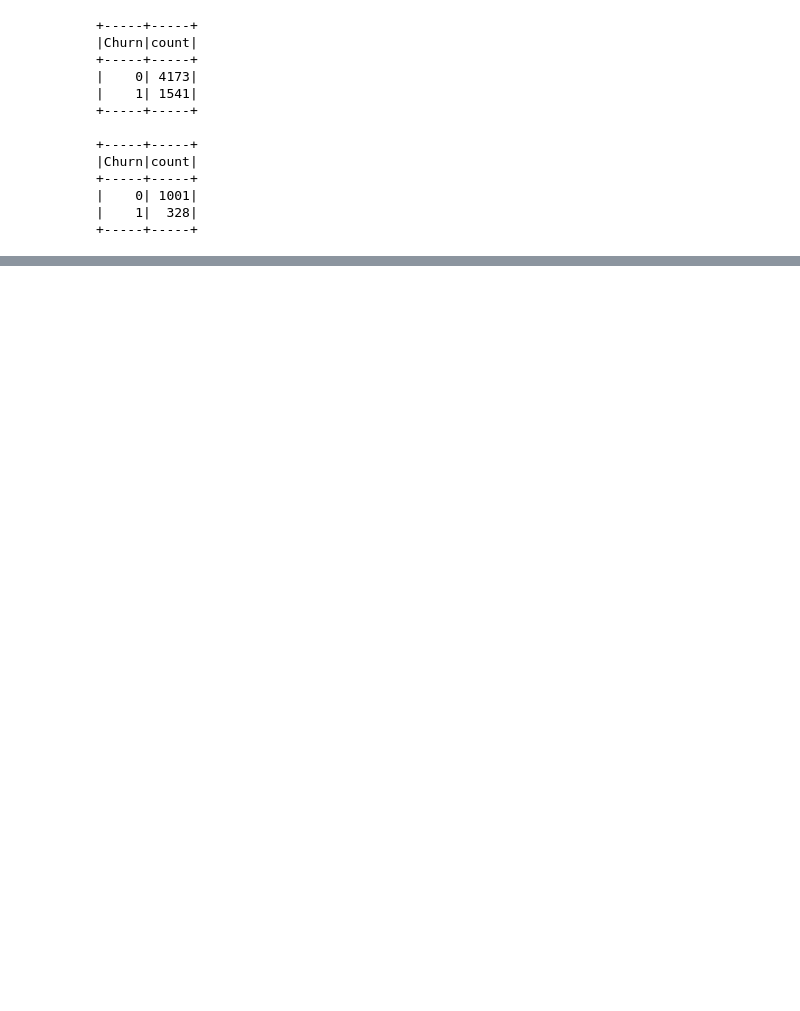
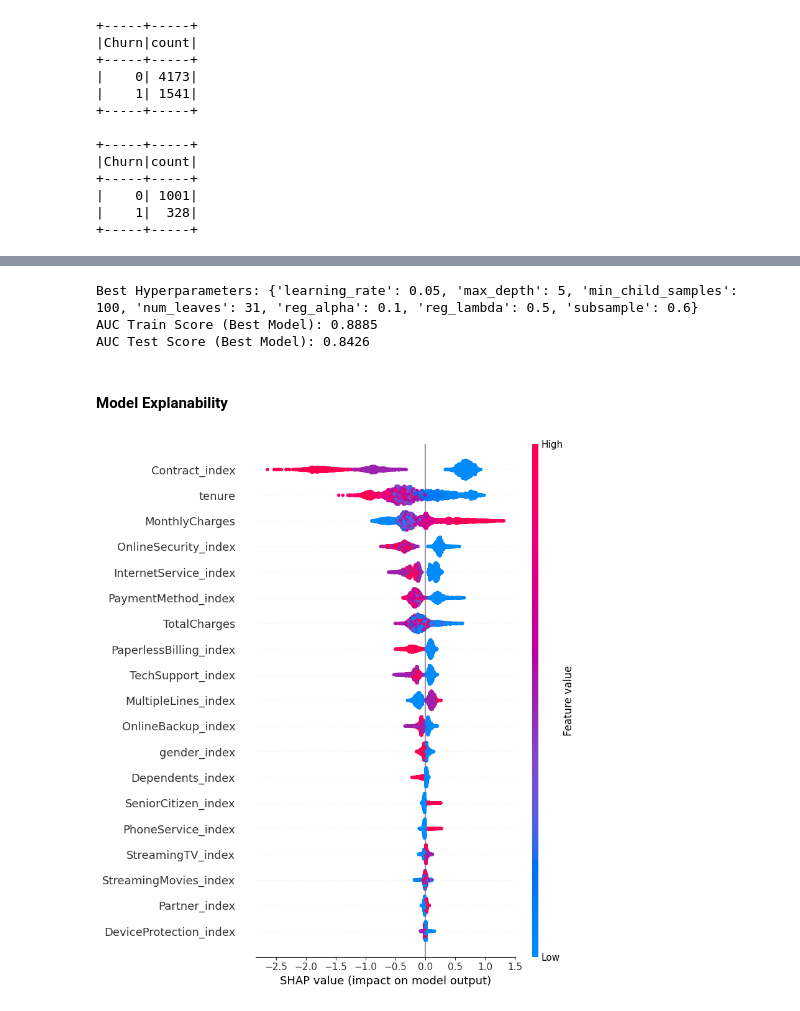
Before and after one commit to supAmorn/telco_churn_project, a Jupyter notebook: notebooks/Churn_notebook.ipynb, the cells around one changed output, grey strips where cells are left out. Drawn from its saved outputs; the diff is of its cells as text; code cells hidden in the pictures; blank space fills up the shorter version.

```diff
--- a/notebooks/Churn_notebook.ipynb
+++ b/notebooks/Churn_notebook.ipynb
@@ -362,0 +548,2 @@ test_data.groupBy(target_col).count().orderBy("count", ascending=False).show()
+# %%
+lgb_classifier.fit(X_train_bal, y_train_bal)
@@ -362,0 +570,11 @@ test_data.groupBy(target_col).count().orderBy("count", ascending=False).show()
+# %%
+# Define the parameter grid for LightGBM
+param_grid = {
+    'learning_rate': [0.05,  0.1],
+    'max_depth': [5, 7, 10],
+    'num_leaves': [15, 31],
+    'min_child_samples': [20, 50, 100],  # Minimum number of data points in a leaf
+    'subsample': [0.6, 0.8],  # Subsample ratio of the training instance
+    'reg_alpha': [0.1, 0.5, 1],  # L1 regularization
+    'reg_lambda': [0.1, 0.5, 1]  # L2 regularization
+}
@@ -362,0 +610,19 @@ test_data.groupBy(target_col).count().orderBy("count", ascending=False).show()
+# %%
+# Get the best model and its hyperparameters
+best_lgb_classifier = grid_search.best_estimator_
+best_params = grid_search.best_params_
+
+print("Best Hyperparameters:", best_params)
+
+# Evaluate the best model
+y_pred_proba_train = best_lgb_classifier.predict_proba(X_train)[:, 1]
+auc_score_train = roc_auc_score(y_train, y_pred_proba_train)
+print(f"AUC Train Score (Best Model): {auc_score_train:.4f}")
+
+y_pred_proba = best_lgb_classifier.predict_proba(X_test)[:, 1]
+auc_score = roc_auc_score(y_test, y_pred_proba)
+print(f"AUC Test Score (Best Model): {auc_score:.4f}")
+# %% [output]
+Best Hyperparameters: {'learning_rate': 0.05, 'max_depth': 5, 'min_child_samples': 100, 'num_leaves': 31, 'reg_alpha': 0.1, 'reg_lambda': 0.5, 'subsample': 0.6}
+AUC Train Score (Best Model): 0.8885
+AUC Test Score (Best Model): 0.8426
@@ -362,0 +639,2 @@ test_data.groupBy(target_col).count().orderBy("count", ascending=False).show()
+# %% [markdown]
+#### Model Explanability
@@ -362,0 +646,10 @@ test_data.groupBy(target_col).count().orderBy("count", ascending=False).show()
+# %%
+# Compute SHAP values
+explainer = shap.TreeExplainer(best_lgb_classifier)
+# shap_values = explainer(X_train)
+shap_values = explainer.shap_values(X_train)[1]
+# %%
+# Summary plot
+shap.summary_plot(shap_values, X_train)
+# %% [output]
+[figure, added]
```
Also changed, not shown: parts of 44 cells of this notebook, 1 other file.
